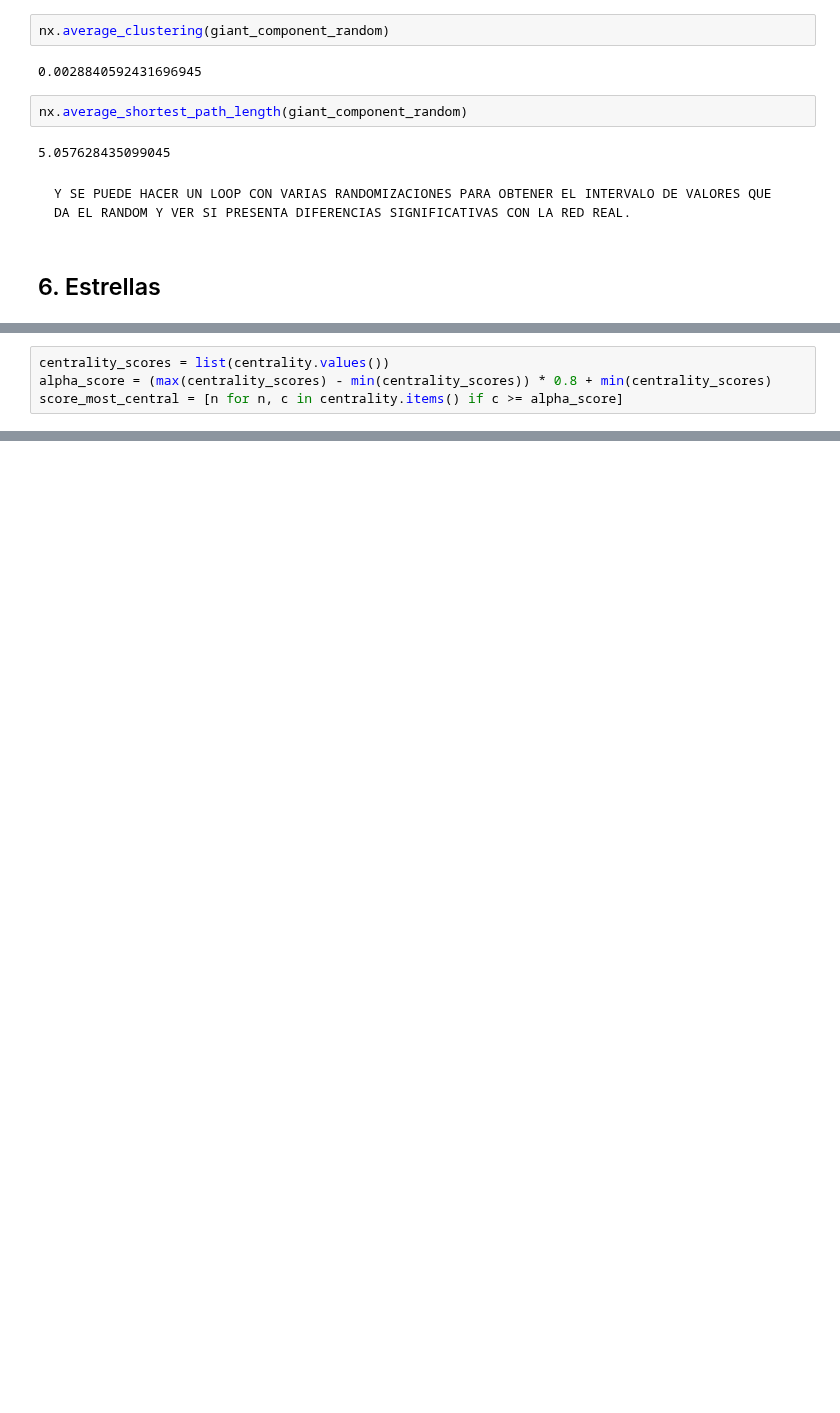
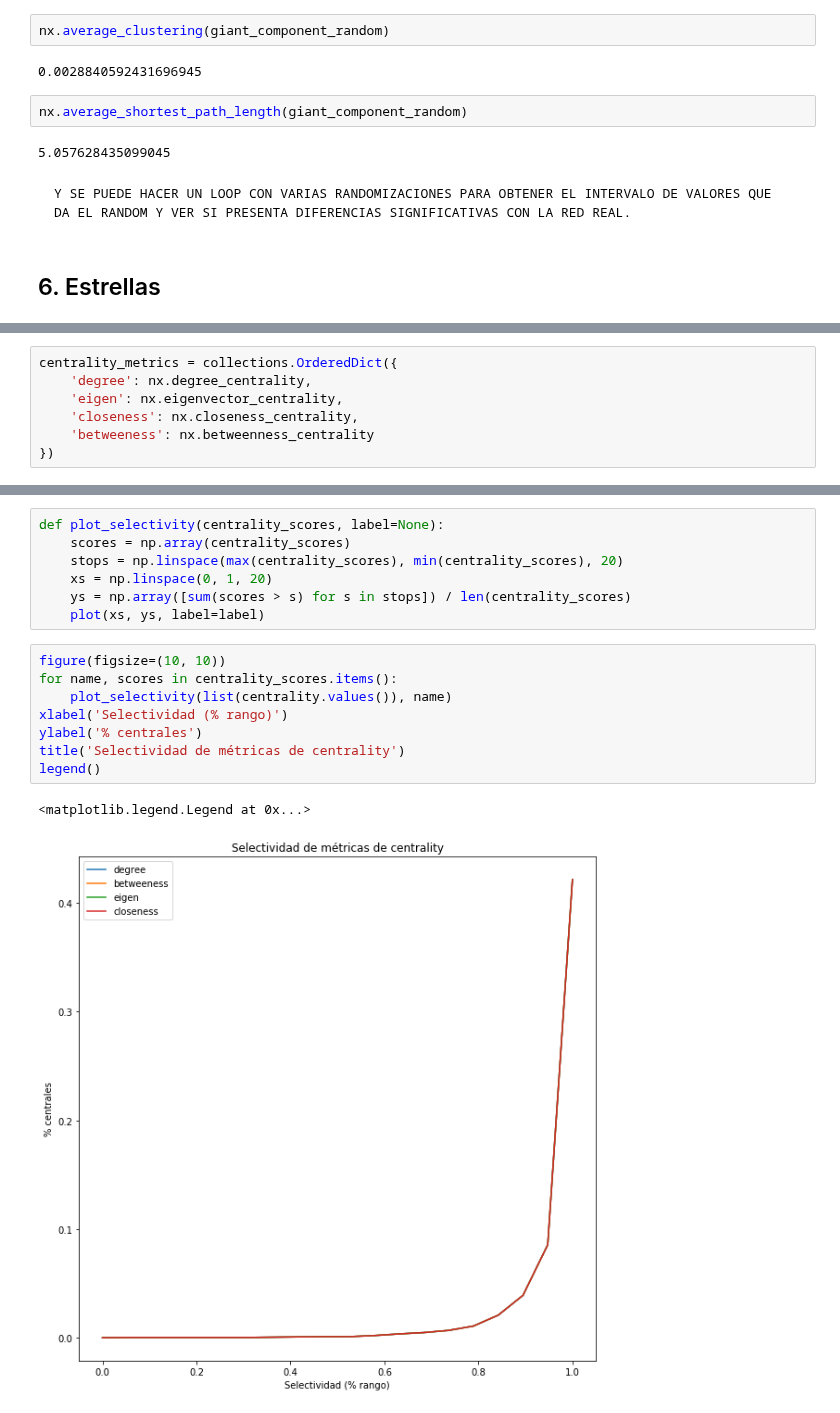
Before and after one commit to m2march/ciencia_datos, a Jupyter notebook: tp4/tp4.ipynb, the cells around one changed output, grey strips where cells are left out. Cells and saved outputs as stored; diff of their text form; blank space fills up the shorter version.

```diff
--- a/tp4/tp4.ipynb
+++ b/tp4/tp4.ipynb
@@ -579,0 +528,7 @@ centrality = nx.centrality.betweenness_centrality(grafo_citas)
+# %%
+centrality_metrics = collections.OrderedDict({
+    'degree': nx.degree_centrality,
+    'eigen': nx.eigenvector_centrality,
+    'closeness': nx.closeness_centrality,
+    'betweeness': nx.betweenness_centrality
+})
@@ -590,4 +552,0 @@ title('Top 20% en betweeness centrality')
-# %%
-centrality_scores = list(centrality.values())
-alpha_score = (max(centrality_scores) - min(centrality_scores)) * 0.8 + min(centrality_scores)
-score_most_central = [n for n, c in centrality.items() if c >= alpha_score]
@@ -595,0 +581,18 @@ nx.draw_networkx(grafo_citas, node_size=50, with)
+# %%
+def plot_selectivity(centrality_scores, label=None):
+    scores = np.array(centrality_scores)
+    stops = np.linspace(max(centrality_scores), min(centrality_scores), 20)
+    xs = np.linspace(0, 1, 20)
+    ys = np.array([sum(scores > s) for s in stops]) / len(centrality_scores)
+    plot(xs, ys, label=label)
+# %%
+figure(figsize=(10, 10))
+for name, scores in centrality_scores.items():
+    plot_selectivity(list(centrality.values()), name)
+xlabel('Selectividad (% rango)')
+ylabel('% centrales')
+title('Selectividad de métricas de centrality')
+legend()
+# %% [output]
+<matplotlib.legend.Legend at 0x...>
+[figure, added]
```
Also changed, not shown: parts of 44 cells of this notebook, 2 other files.
